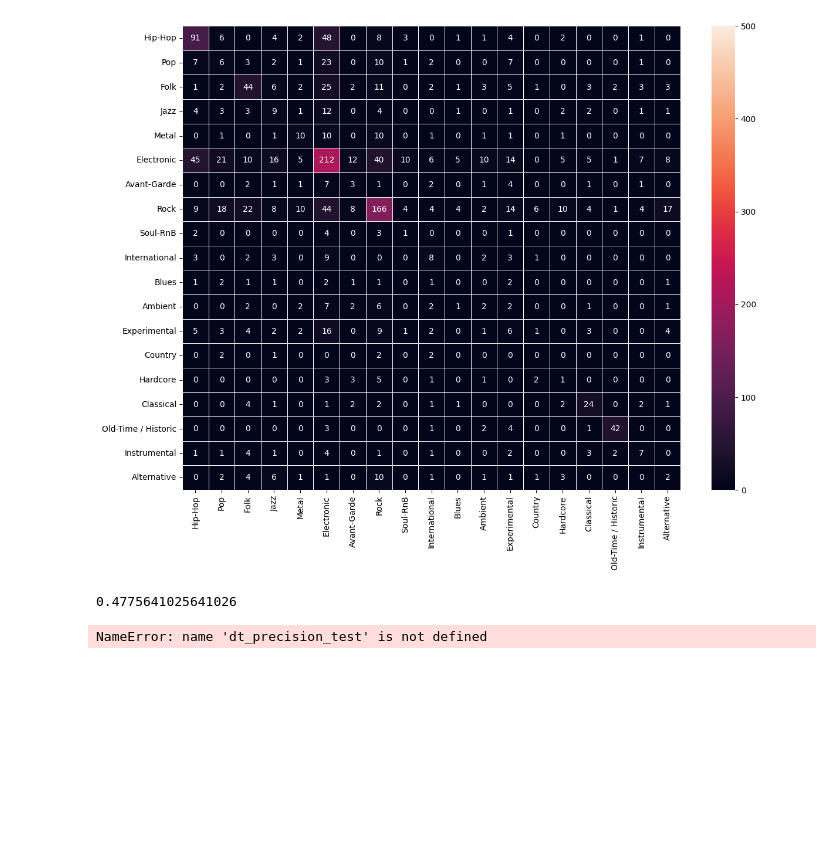
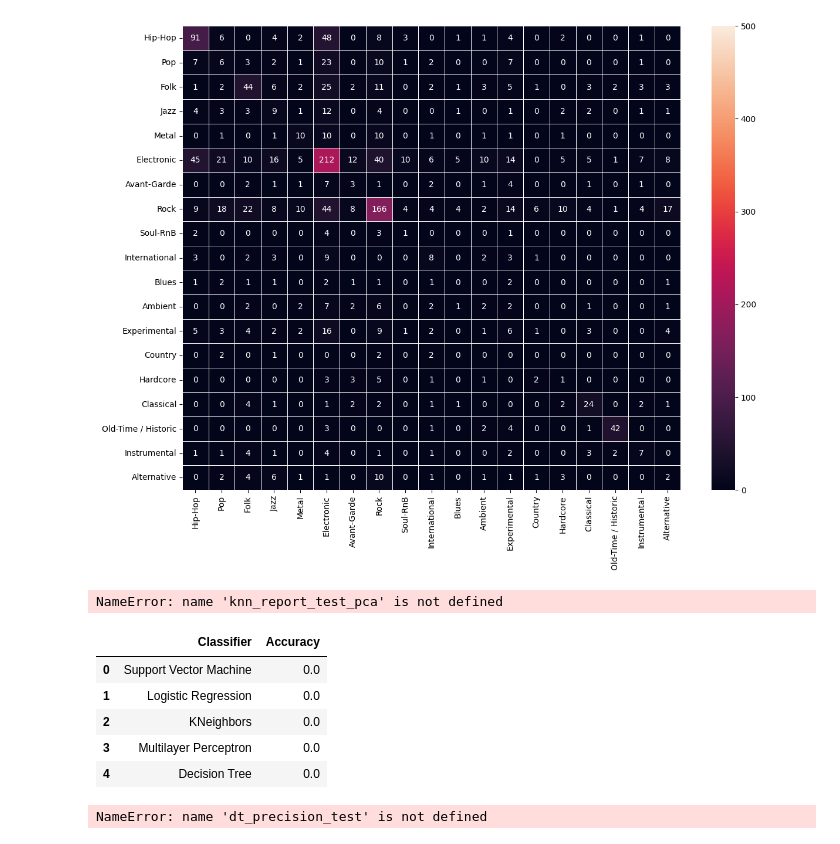
Before and after one commit to BSc-MSc-Projects/Music-Learning, a Jupyter notebook: Music_Learning.ipynb, the cells around one changed output. Saved outputs shown, nothing was run; the diff lists cells and outputs as text; code cells hidden in the pictures; blank space fills up the shorter version.

Commit message:
accuracy table + refactor

```diff
--- a/Music_Learning.ipynb
+++ b/Music_Learning.ipynb
@@ -235,15 +235,20 @@ if EXEC_PROFILE["OVERS"] or EXEC_PROFILE["SMOTE"]:
     if EXEC_PROFILE["SMOTE"]:
         oversample = SMOTE(sampling_strategy=strategy)
         # fit and apply the transform
+        if ["FS"]:
+            X_train_smote_fs, y_train_smote_fs = oversample.fit_resample(X_train_fs, y_train_fs)
         X_train_smote, y_train_smote = oversample.fit_resample(X_train, y_train)
 
-    elif EXEC_PROFILE["OVERS"]:
+    if EXEC_PROFILE["OVERS"]:
         oversample = RandomOverSampler(sampling_strategy=strategy)
         # fit and apply the transform
+        if ["FS"]:
+            X_train_os_fs, y_train_os_fs = oversample.fit_resample(X_train_fs, y_train_fs)
         X_train_os, y_train_os = oversample.fit_resample(X_train, y_train)
 
+
     sorted_dict = dict(sorted(strategy.items()))
-    bar_plot((35,10), sorted_dict.values(), orig_labels, 'Genres distribution with OverSampling')
+    bar_plot((35,10), sorted_dict.values(), orig_labels, 'Genres distribution with resampling')
 # %% [output]
 [figure]
 [figure]
@@ -1198,7 +1275,7 @@ knn_precision_test = knn_results_test[1]
 knn_recall_test = knn_results_test[2]
 knn_f1_test = knn_results_test[3]
 # %%
-pca = PCA(n_components=smote_pca['kNN']['n_components'])
+pca = PCA(n_components=plain_pca['kNN']['n_components'])
 X_train_pca = pca.fit_transform(X_train, y_train)
 X_test_pca = pca.transform(X_test)
 
@@ -1485,12 +1577,12 @@ mlp_recall_test = mlp_results_test[2]
 mlp_f1_test = mlp_results_test[3]
 # %%
 pca = PCA(n_components=smote_pca['MLP']['n_components'])
-X_train_pca = pca.fit_transform(X_train, y_train)
+X_train_pca = pca.fit_transform(X_train_smote, y_train_smote)
 X_test_pca = pca.transform(X_test)
 
 mlp_clf = MLPClassifier(solver='adam', alpha=smote_pca['MLP']['alpha'],
                         hidden_layer_sizes=(smote_pca['MLP']['hidden_layer_sizes'],),
-                        random_state=1).fit(X_train_pca, y_train)
+                        random_state=1).fit(X_train_pca, y_train_smote)
 
 mlp_test_preds_pca = mlp_clf.predict(X_test_pca)
 mlp_results_test_pca = compute_class_metrics(
@@ -1897,11 +2014,35 @@ print_cm(dt_cm_test_pca, orig_labels, "Confusion matrix for DT")
 # %% [output]
 [figure]
 # %%
-classifiers = ["Support Vector Machine", "Logistic Regression", "KNeighbors", "Multilayer Perceptron", "Decision Tree"]
+classifiers = ["Support Vector Machine", "Logistic Regression", "KNeighbors",
+               "Multilayer Perceptron", "Decision Tree"]
 
 #qui vorrei printare le accuracy dei 5 classificatori così come stanno
 my_knn = knn_report_test_pca.to_dict()
 print(my_knn["precision"]["accuracy"])
 # %% [output]
-0.4775641025641026
+NameError: name 'knn_report_test_pca' is not defined
+# %%
+classifs_acc_dict = {"Classifier":[], "Accuracy":[]}
+for classifier in classifiers:
+    classifs_acc_dict["Classifier"].append(classifier)
+    #classifs_acc_dict["Accuracy"].append(0.0)
+
+'''
+classifs_acc_dict["Accuracy"].append(svm_report_test[4])
+classifs_acc_dict["Accuracy"].append(lr_report_test[4])
+classifs_acc_dict["Accuracy"].append(knn_report_test_pca[4])
+classifs_acc_dict["Accuracy"].append(mlp_report_test_pca[4])
+classifs_acc_dict["Accuracy"].append(dt_report_test[4])
+'''
+accuracy_table = pd.from_dict(classifs_acc_dict)
+accuracy_table = accuracy_table.astype({"Accuracy": float})
+accuracy_table
+# %% [output]
+|  | Classifier | Accuracy |
+| 0 | Support Vector Machine | 0.0 |
+| 1 | Logistic Regression | 0.0 |
+| 2 | KNeighbors | 0.0 |
+| 3 | Multilayer Perceptron | 0.0 |
+| 4 | Decision Tree | 0.0 |
 # %%
```
Also changed, not shown: parts of 73 cells of this notebook, 1 other file.
